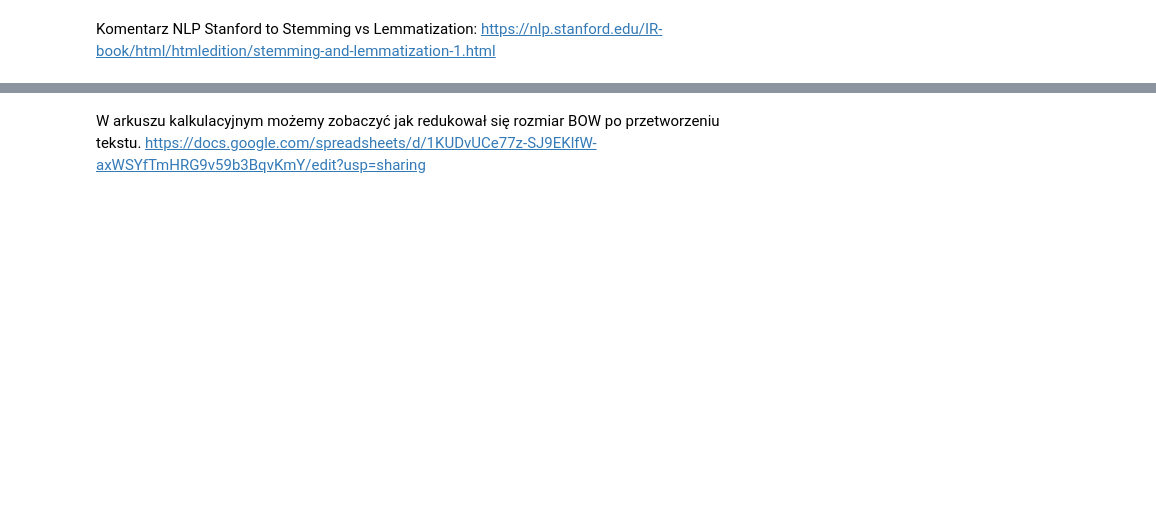
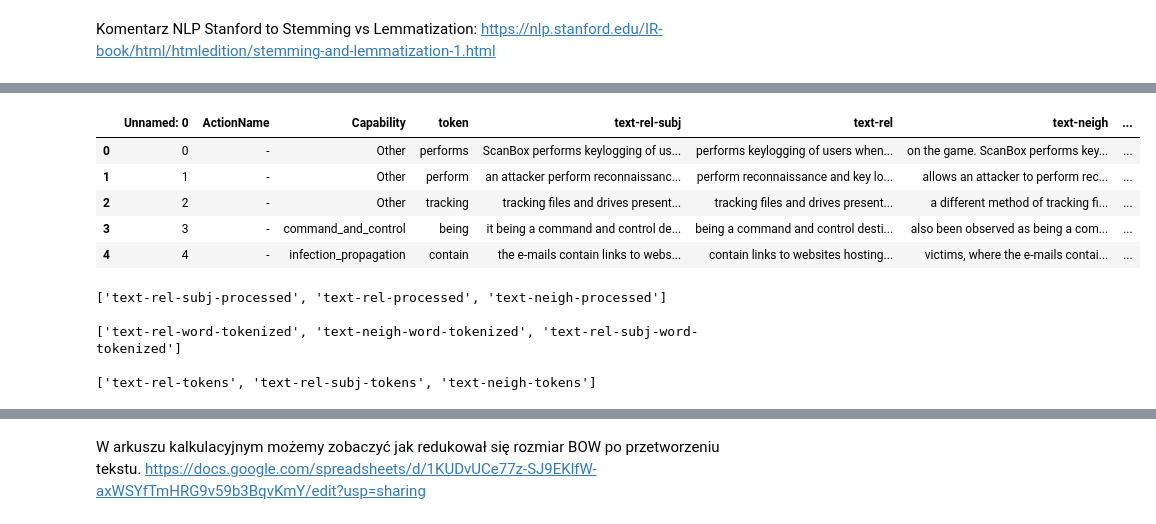
Before and after one commit to jells123/Secure-NLP, a Jupyter notebook: 1-Analyze-data-ALL.ipynb, the cells around one changed output, grey strips where cells are left out. Cells and saved outputs as stored; diff of their text form; code cells hidden in the pictures; blank space fills up the shorter version.

```diff
--- a/1-Analyze-data-ALL.ipynb
+++ b/1-Analyze-data-ALL.ipynb
@@ -2,6 +2,7 @@
 import data_helpers
 import os
 import pandas as pd
+import re
 
 dataframes = {}
 ls = os.listdir(os.getcwd() + "/Dataframes/All/")
@@ -10,6 +11,6 @@ for file in ls:
         df = pd.read_csv(os.getcwd() + "/Dataframes/All/" + file, encoding='utf-8', engine='python')
         print(">>> {}:".format(file))
         print(df.columns.tolist(), '\n')
-        dataframes[file.replace(".csv", "").replace('-P', '')] = df
+        dataframes[file.replace(".csv", "")] = df
 # %% [output]
 >>> All-Test.csv:
@@ -161,19 +249,3 @@ for cat in dataframes.keys():
 # %% [markdown]
 Komentarz NLP Stanford to Stemming vs Lemmatization:
     https://nlp.stanford.edu/IR-book/html/htmledition/stemming-and-lemmatization-1.html
-# %%
-'''
-Attempt to replace some of very-unique words, such as file name, URL...
-(unfortunately not all are replaced, example: some long hashes and codes),
-as well as remove YEAR (four digits)
-'''
-
-from data_helpers import clean_dataframe
-
-print("Data cleaning examples:")
-for cat in dataframes.keys():
-    df = dataframes[cat]
-    print('\n', df.at[25, 'text-rel-processed'])
-    df = clean_dataframe(df)
-    dataframes[cat] = df
-    print(df.at[25, 'text-rel-processed'])
@@ -202,3 +278,27 @@ for cat in dataframes.keys():
+# %%
+dataframes['All-Train'].head()
+# %% [output]
+|  | Unnamed: 0 | ActionName | Capability | token | text-rel-subj | text-rel | text-neigh | ... |
+| 0 | 0 | - | Other | performs | ScanBox performs keylogging of us... | performs keylogging of users when... | on the game. ScanBox performs key... | ... |
+| 1 | 1 | - | Other | perform | an attacker perform reconnaissanc... | perform reconnaissance and key lo... | allows an attacker to perform rec... | ... |
+| 2 | 2 | - | Other | tracking | tracking files and drives present... | tracking files and drives present... | a different method of tracking fi... | ... |
+| 3 | 3 | - | command_and_control | being | it being a command and control de... | being a command and control desti... | also been observed as being a com... | ... |
+| 4 | 4 | - | infection_propagation | contain | the e-mails contain links to webs... | contain links to websites hosting... | victims, where the e-mails contai... | ... |
+# %%
+
+processed_columns = list(set(processed_columns))
+w_tokenized_columns = list(set(w_tokenized_columns))
+tokens_columns = list(set(tokens_columns))
+
+print(processed_columns); print()
+print(w_tokenized_columns); print()
+print(tokens_columns)
+# %% [output]
+['text-rel-subj-processed', 'text-rel-processed', 'text-neigh-processed']
+
+['text-rel-word-tokenized', 'text-neigh-word-tokenized', 'text-rel-subj-word-tokenized']
+
+['text-rel-tokens', 'text-rel-subj-tokens', 'text-neigh-tokens']
 # %%
 def dummy(doc):
     return doc
```
Also changed, not shown: parts of 12 cells of this notebook, 2 other files.
